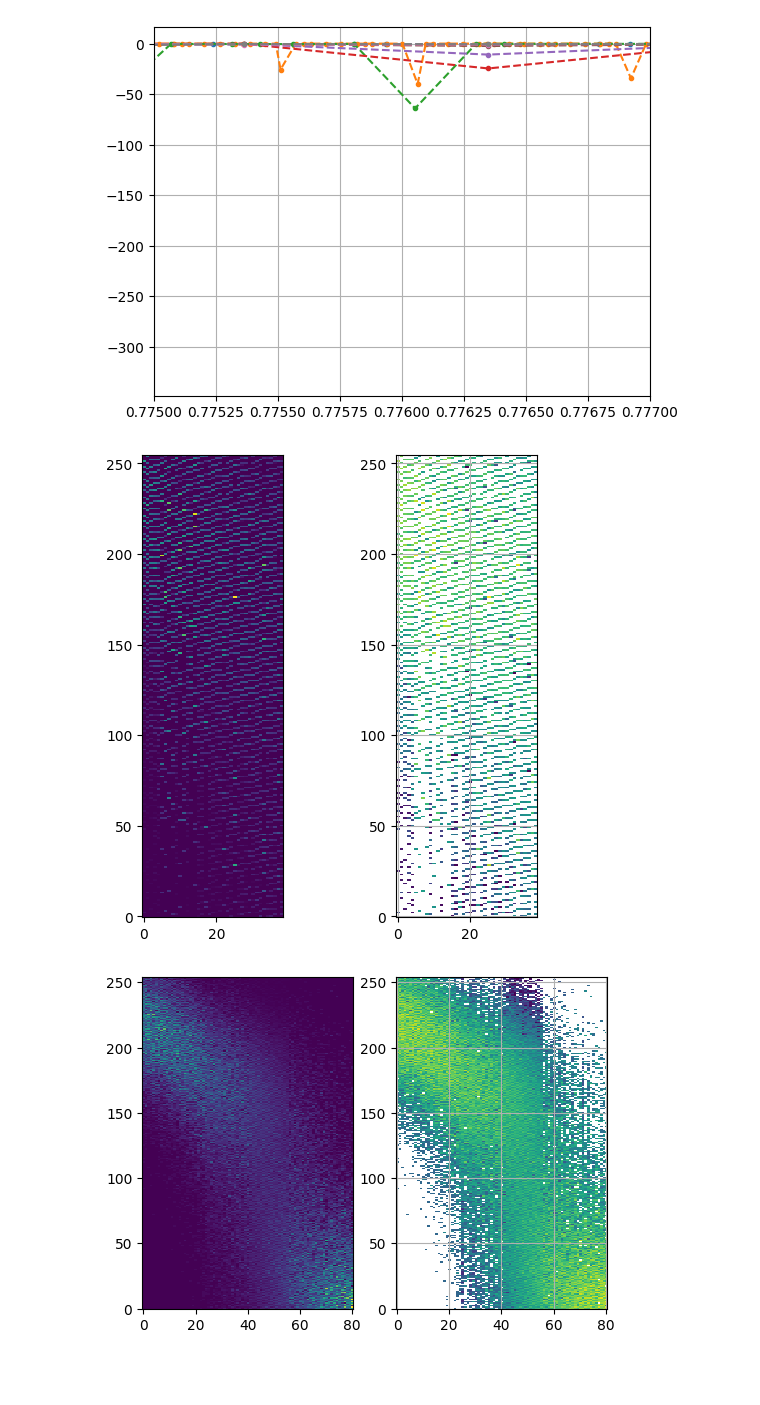
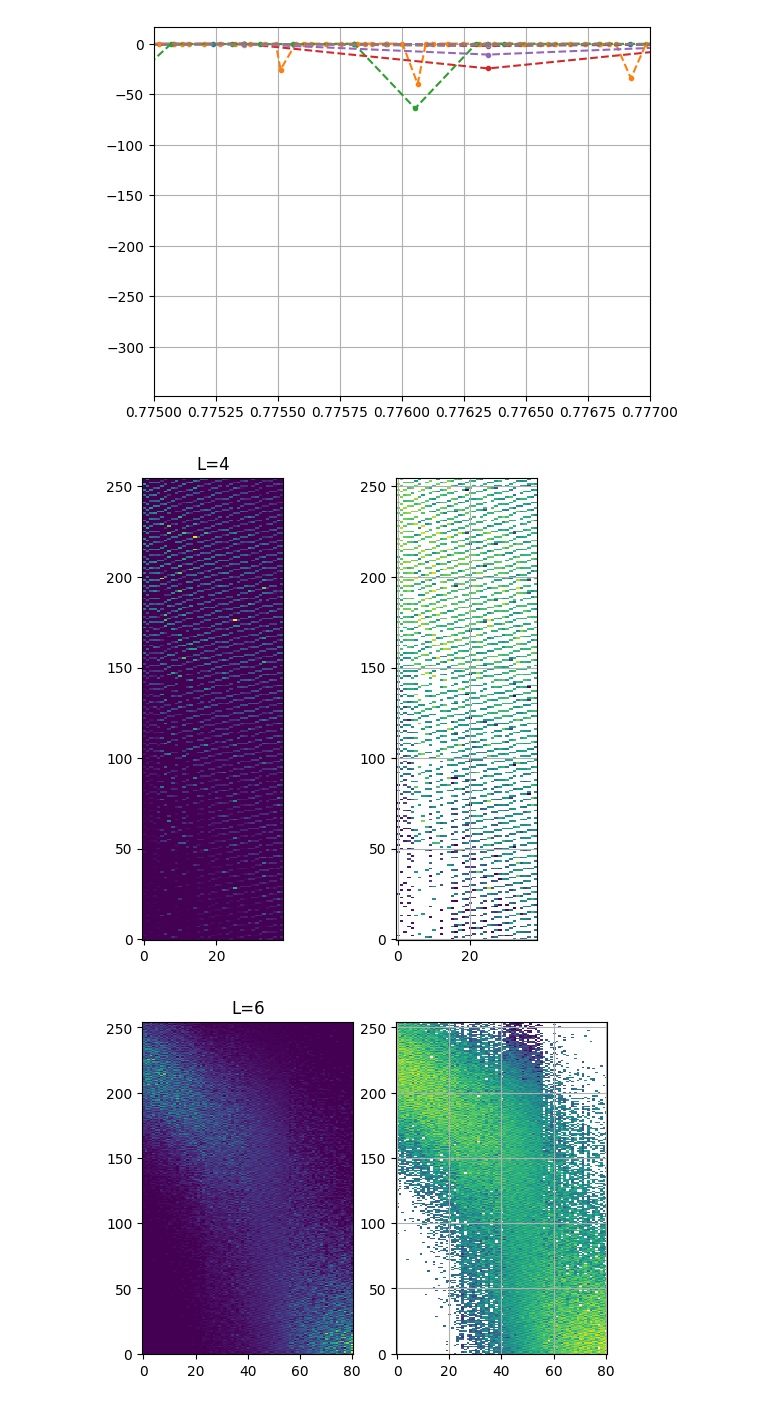
Before and after one commit to Renmusxd/GaugeTheoryRunner, a Jupyter notebook: jupyter/PhaseTransition-Binary.ipynb, the cells around one changed output. Cells and saved outputs as stored; diff of their text form; code cells hidden in the pictures; blank space fills up the shorter version.

Commit message:
Add titles

```diff
--- a/jupyter/PhaseTransition-Binary.ipynb
+++ b/jupyter/PhaseTransition-Binary.ipynb
@@ -103,32 +103,33 @@ for L, (all_ks, all_actions, unique_ks, mean_actions, std_actions, binder_action
 
     for kd, action in zip(ks_digits, all_actions):
         if kd == 0 or kd == ndigits:
             continue
         if kd not in kd_bins:
             kd_bins[kd] = []
         kd_bins[kd].append(action)
 
     arr = []
 
     for kd in sorted(kd_bins.keys()):
         actions = kd_bins[kd]
         hist_actions, _ = numpy.histogram(actions, bins=numpy.linspace(0.8,1.25,256), density=True)
         hist_actions = hist_actions / sum(hist_actions)
         arr.append(hist_actions)
     arr = numpy.array(arr)
 
     fig, axs = pyplot.subplots(1, 2, figsize=(6,6))
 
+    axs[0].set_title(f"L={L}")
     axs[0].imshow(arr.T, interpolation='none') #, extent=[0.775,0.777, 1.0,1.25])
     axs[0].set_aspect(0.5)
     axs[0].invert_yaxis()
 
     axs[1].imshow(numpy.log(arr.T), interpolation='none') #, extent=[0.775,0.777, 1.0,1.25])
     axs[1].set_aspect(0.5)
     axs[1].invert_yaxis()
     axs[1].grid()
 
     pyplot.show()
 # %% [output]
-[figure, old version]
+[figure, new version]
-[figure, old version]
+[figure, new version]
```
Also changed, not shown: parts of 1 cell of this notebook, 2 other files.
